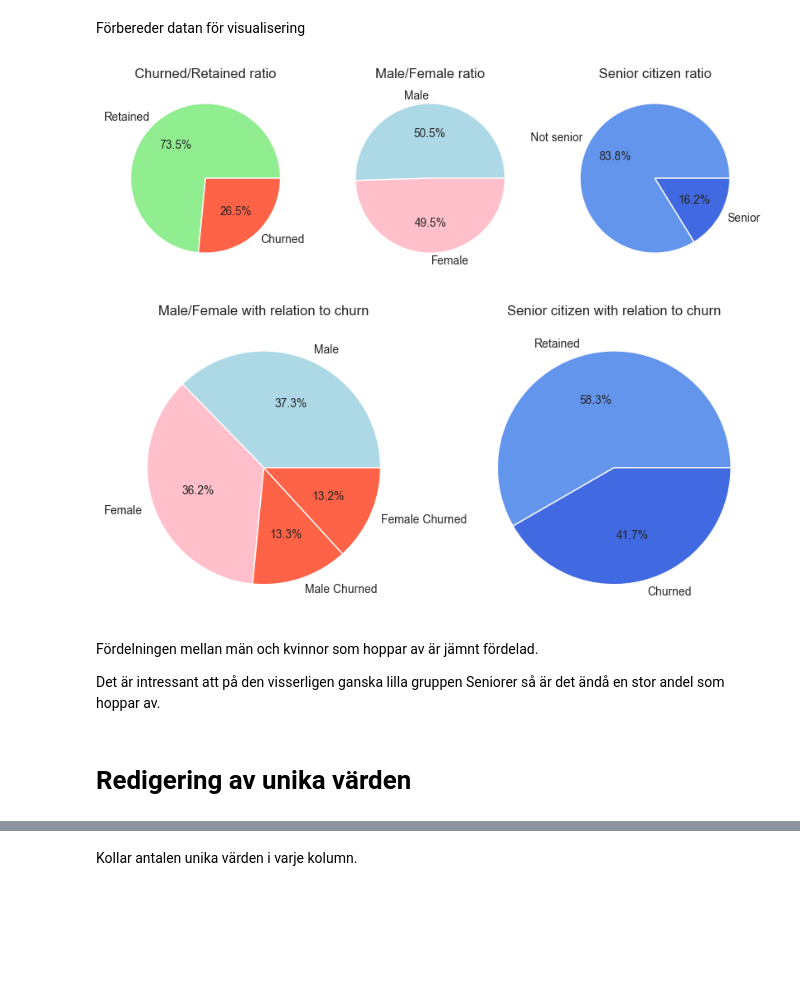
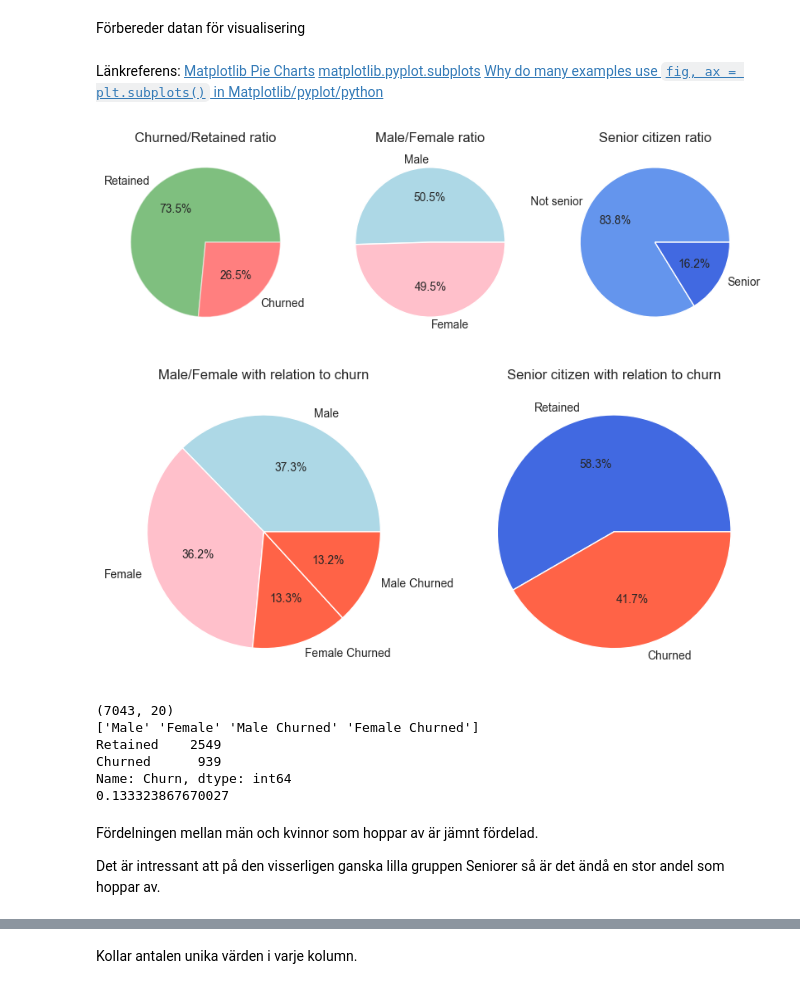
Before and after one commit to HermanCoding/AI2_Inlamning1, a Jupyter notebook: Inlamning1.ipynb, the cells around one changed output, grey strips where cells are left out. Cells and saved outputs as stored; diff of their text form; code cells hidden in the pictures; blank space fills up the shorter version.

```diff
--- a/Inlamning1.ipynb
+++ b/Inlamning1.ipynb
@@ -202,8 +216,15 @@ Förbereder datan för visualisering
 # %%
 df['Churn'] = df['Churn'].replace({'Yes': 'Churned', 'No': 'Retained'})
 df['SeniorCitizen'] = df['SeniorCitizen'].replace({1: 'Senior', 0: 'Not senior'})
+# %% [markdown]
+
+
+Länkreferens:
+[Matplotlib Pie Charts](https://www.w3schools.com/python/matplotlib_pie_charts.asp)
+[matplotlib.pyplot.subplots](https://matplotlib.org/stable/api/_as_gen/matplotlib.pyplot.subplots.html)
+[Why do many examples use `fig, ax = plt.subplots()` in Matplotlib/pyplot/python](https://stackoverflow.com/questions/34162443/why-do-many-examples-use-fig-ax-plt-subplots-in-matplotlib-pyplot-python)
 # %%
-colors = ['lightgreen', 'tomato']
+colors = ['green', 'red']
 colors1 = ['lightblue', 'pink']
 colors2 = ['cornflowerblue', 'royalblue']
 
@@ -211,33 +232,48 @@ gender_labels = df['Gender'].value_counts().index
 churn_labels = df['Churn'].value_counts().index
 senior_labels = df['SeniorCitizen'].value_counts().index
 
-fig, axs = plt.subplots(1, 3, figsize=(10, 5))
+fig, ax = plt.subplots(1, 3, figsize=(10, 5))
 
-axs[0].pie(df['Churn'].value_counts(), labels=churn_labels, autopct='%1.1f%%', colors=colors)
-axs[0].set_title('Churned/Retained ratio')
+ax[0].pie(df['Churn'].value_counts(), labels=churn_labels, autopct='%1.1f%%', colors=colors, wedgeprops={"alpha": 0.5})
+ax[0].set_title('Churned/Retained ratio')
 
-axs[1].pie(df['Gender'].value_counts(), labels=gender_labels, autopct='%1.1f%%', colors=colors1)
-axs[1].set_title('Male/Female ratio')
+ax[1].pie(df['Gender'].value_counts(), labels=gender_labels, autopct='%1.1f%%', colors=colors1)
+ax[1].set_title('Male/Female ratio')
 
-axs[2].pie(df['SeniorCitizen'].value_counts(), labels=senior_labels, autopct='%1.1f%%', colors=colors2)
-axs[2].set_title('Senior citizen ratio')
+ax[2].pie(df['SeniorCitizen'].value_counts(), labels=senior_labels, autopct='%1.1f%%', colors=colors2)
+ax[2].set_title('Senior citizen ratio')
 
 plt.show()
 # %% [output]
-[figure, old version]
+[figure, new version]
 # %%
-gender_churn_labels = np.concatenate((gender_labels, [f'{label} Churned' for label in gender_labels]))
+#gender_churn_labels = np.concatenate((gender_labels, [f'{label} Churned' for label in gender_labels]))
+gender_churn_labels = ['Male', 'Female', 'Female Churned', 'Male Churned']
 
-fig, axs = plt.subplots(1, 2, figsize=(10, 5))
-axs[0].pie(df[['Gender', 'Churn']].value_counts(), labels=gender_churn_labels, autopct='%1.1f%%', colors=['lightblue', 'pink','tomato' ,'tomato'])
-axs[0].set_title('Male/Female with relation to churn')
+fig, ax = plt.subplots(1, 2, figsize=(10, 5))
 
-axs[1].pie(df[df['SeniorCitizen'] == 'Senior']['Churn'].value_counts(), labels=churn_labels, autopct='%1.1f%%', colors=['cornflowerblue', 'royalblue','tomato' ,'tomato'])
-axs[1].set_title('Senior citizen with relation to churn')
+ax[0].pie(df[['Gender', 'Churn']].value_counts(), labels=gender_churn_labels, autopct='%1.1f%%', colors=['lightblue', 'pink', 'tomato' ,'tomato'])
+ax[0].set_title('Male/Female with relation to churn')
+
+ax[1].pie(df[df['SeniorCitizen'] == 'Senior']['Churn'].value_counts(), labels=churn_labels, autopct='%1.1f%%', colors=['royalblue','tomato'])
+ax[1].set_title('Senior citizen with relation to churn')
 
 plt.show()
 # %% [output]
-[figure, old version]
+[figure, new version]
+# %%
+# TODO // DELET ME IM FOR TESTING
+print(df.shape)
+print(np.concatenate((gender_labels, [f'{label} Churned' for label in gender_labels])))
+print(df[df['Gender'] == 'Female']['Churn'].value_counts())
+print(939/7043)
+# %% [output]
+(7043, 20)
+['Male' 'Female' 'Male Churned' 'Female Churned']
+Retained    2549
+Churned      939
+Name: Churn, dtype: int64
+0.133323867670027
 # %% [markdown]
 Fördelningen mellan män och kvinnor som hoppar av är jämnt fördelad.
 
@@ -247,2 +280,0 @@ fig = plt.hist(x=df[['Churn','Contract']].value_counts(), density=True)
-# %% [markdown]
-# Redigering av unika värden
```
Also changed, not shown: parts of 16 cells of this notebook, 1 other file.
